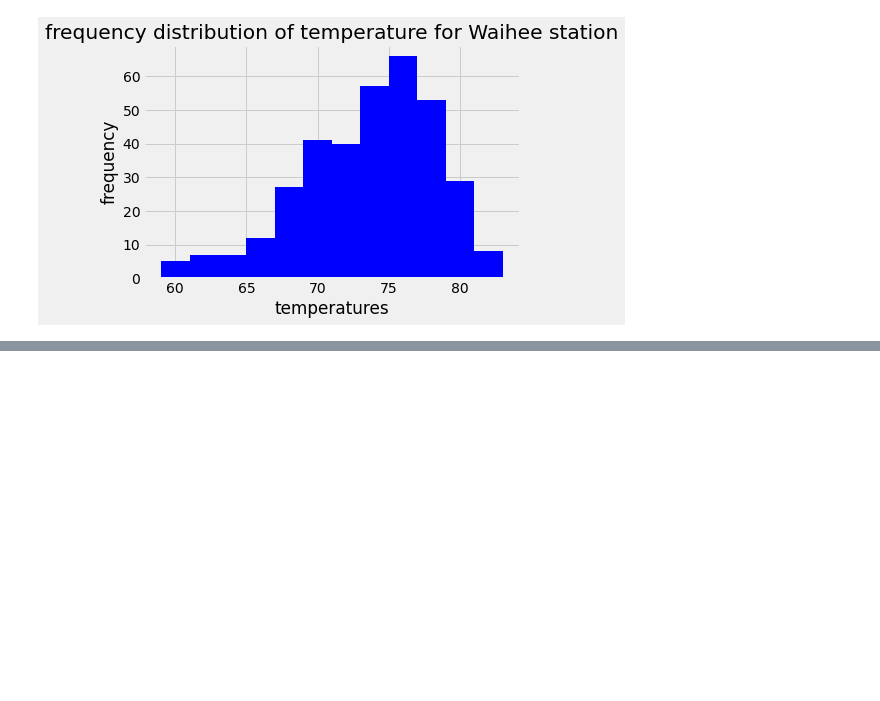
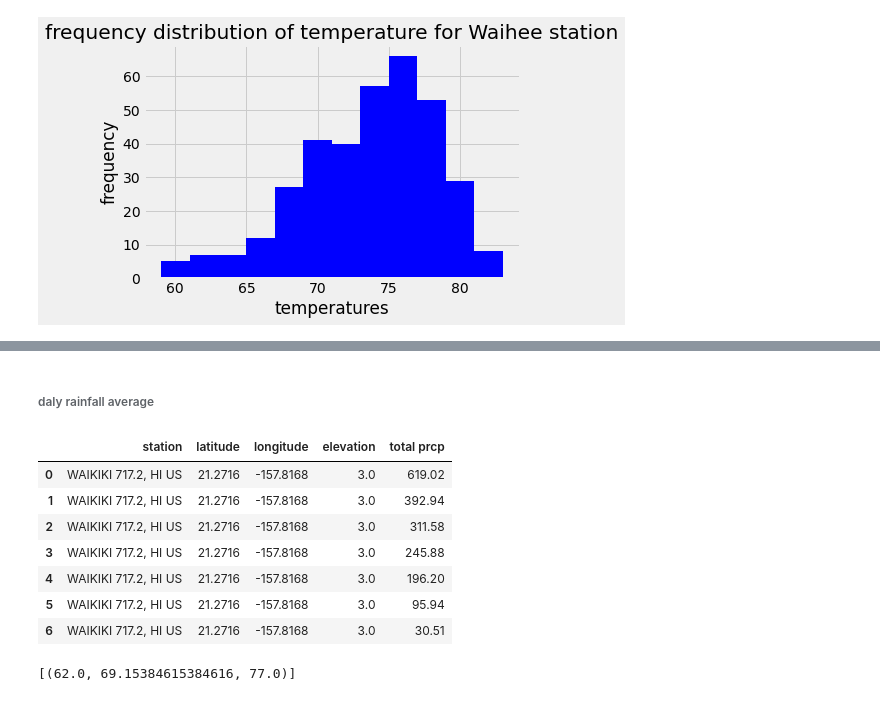
Before and after one commit to chirchir92/sqlalchemy_challenge, a Jupyter notebook: climate_main.ipynb, the cells around one changed output, grey strips where cells are left out. Drawn from its saved outputs; the diff is of its cells as text; code cells hidden in the pictures; blank space fills up the shorter version.

```diff
--- a/climate_main.ipynb
+++ b/climate_main.ipynb
@@ -172,0 +229,40 @@ plt.show()
+# %% [markdown]
+###### daly rainfall average
+# %%
+# Calculate the total amount of rainfall per weather station for your trip dates using the previous year's matching dates.
+# Sort this in descending order by precipitation amount and list the station, name, latitude, longitude, and elevation
+rainfall=session.query(station.name,station.latitude,station.longitude,station.elevation, func.sum(measurement.prcp)).\
+        filter(measurement.date >= '2017-01-01').filter(measurement.date <= '2018-01-01').\
+                group_by(measurement.station).\
+                        order_by(func.sum(measurement.prcp).desc()).all()
+pd.DataFrame(rainfall, columns=['station', 'latitude','longitude','elevation','total prcp'])
+# %% [output]
+|  | station | latitude | longitude | elevation | total prcp |
+| 0 | WAIKIKI 717.2, HI US | 21.2716 | -157.8168 | 3.0 | 619.02 |
+| 1 | WAIKIKI 717.2, HI US | 21.2716 | -157.8168 | 3.0 | 392.94 |
+| 2 | WAIKIKI 717.2, HI US | 21.2716 | -157.8168 | 3.0 | 311.58 |
+| 3 | WAIKIKI 717.2, HI US | 21.2716 | -157.8168 | 3.0 | 245.88 |
+| 4 | WAIKIKI 717.2, HI US | 21.2716 | -157.8168 | 3.0 | 196.20 |
+| 5 | WAIKIKI 717.2, HI US | 21.2716 | -157.8168 | 3.0 | 95.94 |
+| 6 | WAIKIKI 717.2, HI US | 21.2716 | -157.8168 | 3.0 | 30.51 |
+# %%
+# Create a query that will calculate the daily normals
+# (i.e. the averages for tmin, tmax, and tavg for all historic data matching a specific month and day)
+
+def daily_normals(date):
+    """Daily Normals.
+
+    Args:
+        date (str): A date string in the format '%m-%d'
+
+    Returns:
+        A list of tuples containing the daily normals, tmin, tavg, and tmax
+
+    """
+
+    sel = [func.min(measurement.tobs), func.avg(measurement.tobs), func.max(measurement.tobs)]
+    return session.query(*sel).filter(func.strftime("%m-%d", measurement.date) == date).all()
+
+daily_normals("01-01")
+# %% [output]
+[(62.0, 69.15384615384616, 77.0)]
```
Also changed, not shown: parts of 15 cells of this notebook.
